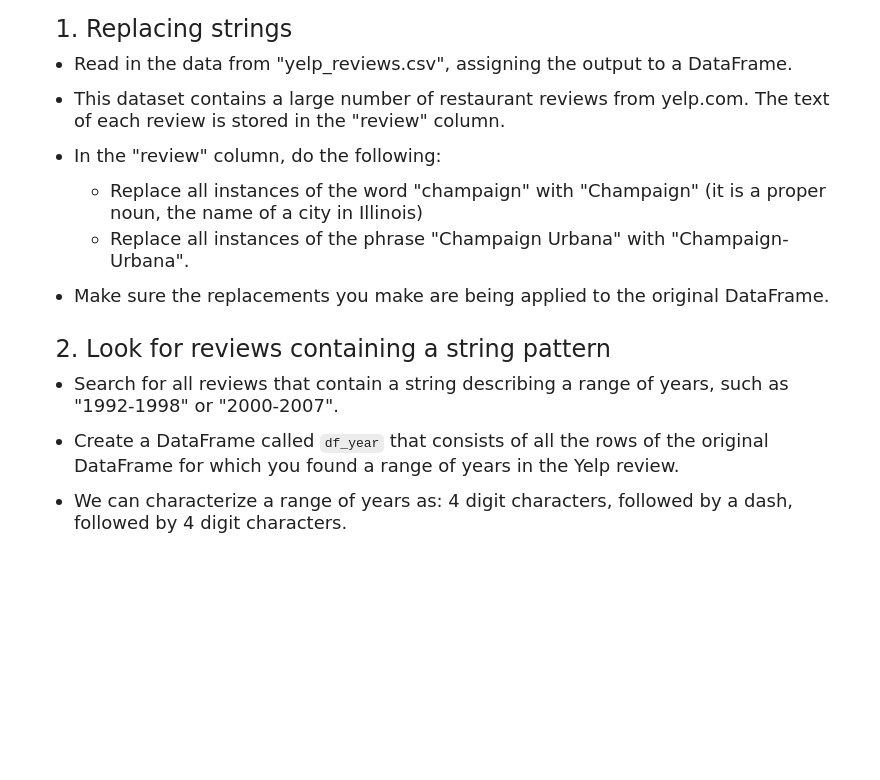
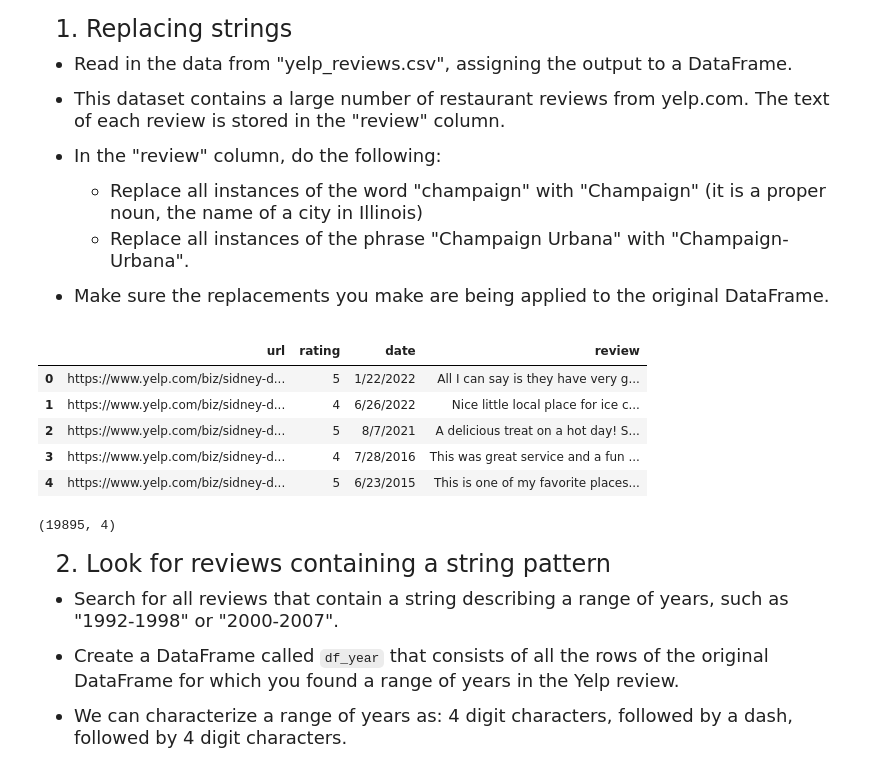
Before and after one commit to joycheng88/qtm151fall2025, a Jupyter notebook: quiz5_section1/Quiz5-section1.ipynb, the cells around one changed output. Cells and saved outputs as stored; diff of their text form; code cells hidden in the pictures; blank space fills up the shorter version.

```diff
--- a/quiz5_section1/Quiz5-section1.ipynb
+++ b/quiz5_section1/Quiz5-section1.ipynb
@@ -43,0 +44,17 @@ import pandas as pd
+# %%
+# your code here
+
+# Load the data "yelp_reviews.csv" as df_yelp
+df_yelp = pd.read_csv('data_quiz/yelp_reviews.csv')
+
+# Display head and dimension
+display(df_yelp.head())
+display(df_yelp.shape)
+# %% [output]
+|  | url | rating | date | review |
+| 0 | https://www.yelp.com/biz/sidney-d... | 5 | 1/22/2022 | All I can say is they have very g... |
+| 1 | https://www.yelp.com/biz/sidney-d... | 4 | 6/26/2022 | Nice little local place for ice c... |
+| 2 | https://www.yelp.com/biz/sidney-d... | 5 | 8/7/2021 | A delicious treat on a hot day! S... |
+| 3 | https://www.yelp.com/biz/sidney-d... | 4 | 7/28/2016 | This was great service and a fun ... |
+| 4 | https://www.yelp.com/biz/sidney-d... | 5 | 6/23/2015 | This is one of my favorite places... |
+(19895, 4)
```
Also changed, not shown: parts of 15 cells of this notebook.
